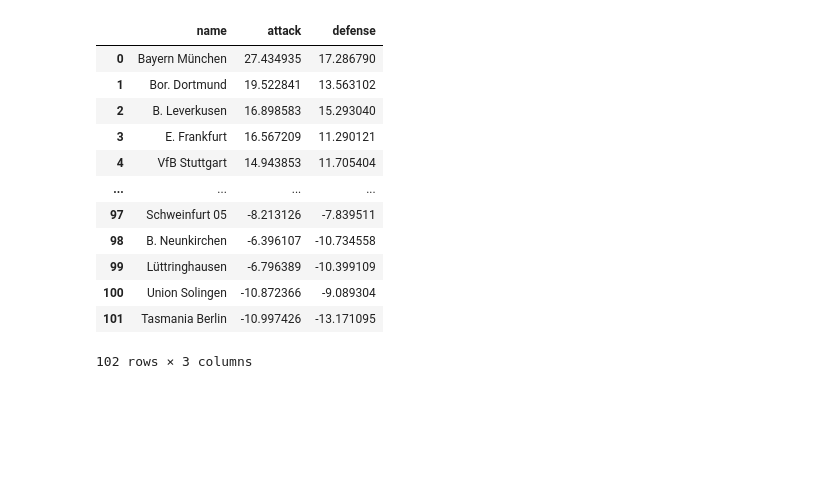
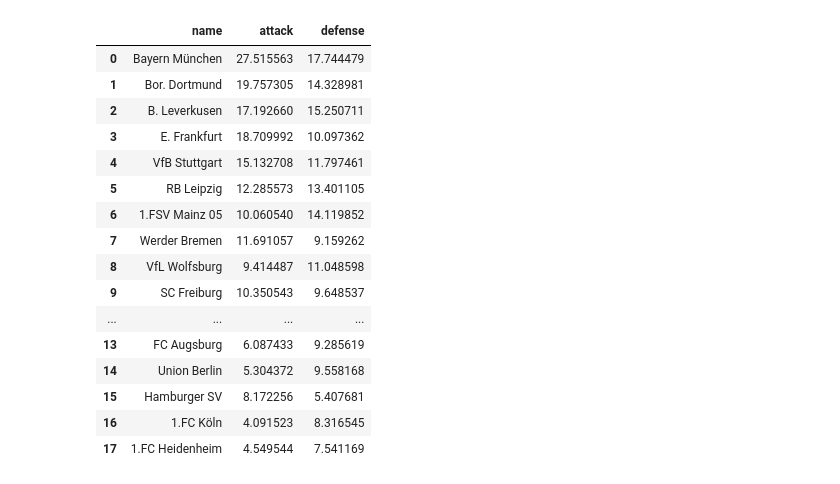
Before and after one commit to Nilsiraptor/BundesligaPredictor, a Jupyter notebook: test_model.ipynb, the cells around one changed output. Saved outputs shown, nothing was run; the diff lists cells and outputs as text; code cells hidden in the pictures; blank space fills up the shorter version.

```diff
--- a/test_model.ipynb
+++ b/test_model.ipynb
@@ -44,21 +44,25 @@ mpl.rcParams["font.sans-serif"] = ["Lexend"] + mpl.rcParams["font.sans-serif"]
 mpl.rcParams["legend.framealpha"] = 1.0
 # %%
 df = pd.read_csv("model.csv")
-df
+df.head(18)
 # %% [output]
 |  | name | attack | defense |
-| 0 | Bayern München | 27.434935 | 17.286790 |
-| 1 | Bor. Dortmund | 19.522841 | 13.563102 |
-| 2 | B. Leverkusen | 16.898583 | 15.293040 |
-| 3 | E. Frankfurt | 16.567209 | 11.290121 |
-| 4 | VfB Stuttgart | 14.943853 | 11.705404 |
+| 0 | Bayern München | 27.515563 | 17.744479 |
+| 1 | Bor. Dortmund | 19.757305 | 14.328981 |
+| 2 | B. Leverkusen | 17.192660 | 15.250711 |
+| 3 | E. Frankfurt | 18.709992 | 10.097362 |
+| 4 | VfB Stuttgart | 15.132708 | 11.797461 |
+| 5 | RB Leipzig | 12.285573 | 13.401105 |
+| 6 | 1.FSV Mainz 05 | 10.060540 | 14.119852 |
+| 7 | Werder Bremen | 11.691057 | 9.159262 |
+| 8 | VfL Wolfsburg | 9.414487 | 11.048598 |
+| 9 | SC Freiburg | 10.350543 | 9.648537 |
 | ... | ... | ... | ... |
-| 97 | Schweinfurt 05 | -8.213126 | -7.839511 |
-| 98 | B. Neunkirchen | -6.396107 | -10.734558 |
-| 99 | Lüttringhausen | -6.796389 | -10.399109 |
-| 100 | Union Solingen | -10.872366 | -9.089304 |
-| 101 | Tasmania Berlin | -10.997426 | -13.171095 |
+| 13 | FC Augsburg | 6.087433 | 9.285619 |
+| 14 | Union Berlin | 5.304372 | 9.558168 |
+| 15 | Hamburger SV | 8.172256 | 5.407681 |
+| 16 | 1.FC Köln | 4.091523 | 8.316545 |
+| 17 | 1.FC Heidenheim | 4.549544 | 7.541169 |
-102 rows × 3 columns
 # %%
 teams = {}
 for index, row in df.iterrows():
```
Also changed, not shown: parts of 7 cells of this notebook, 5 other files.
